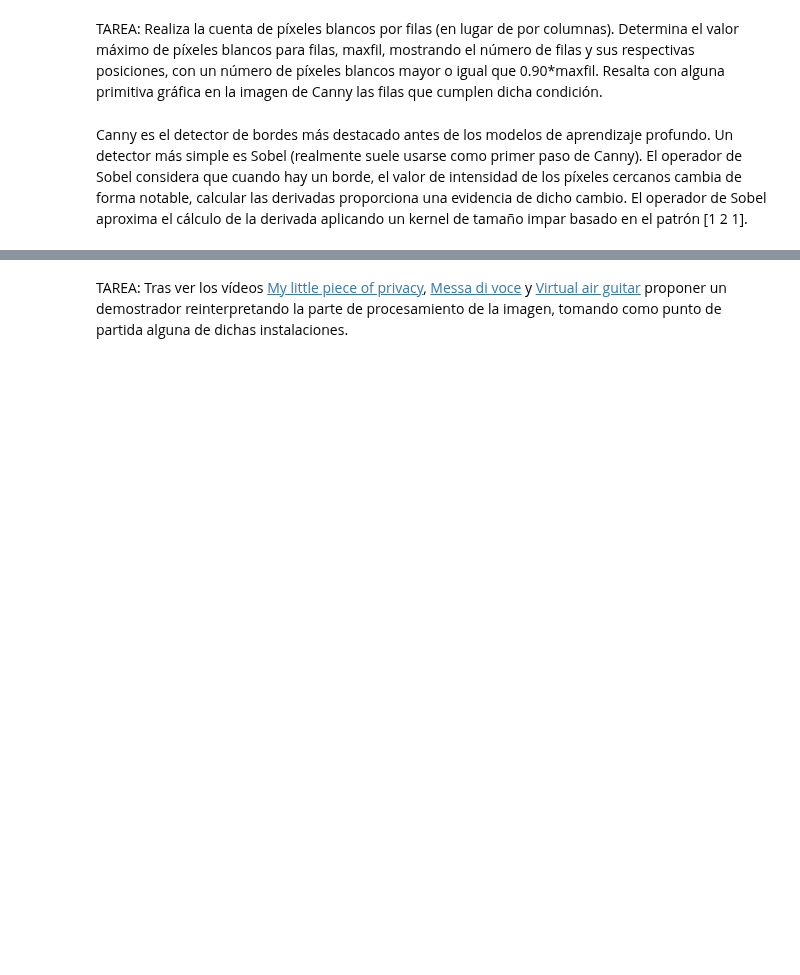
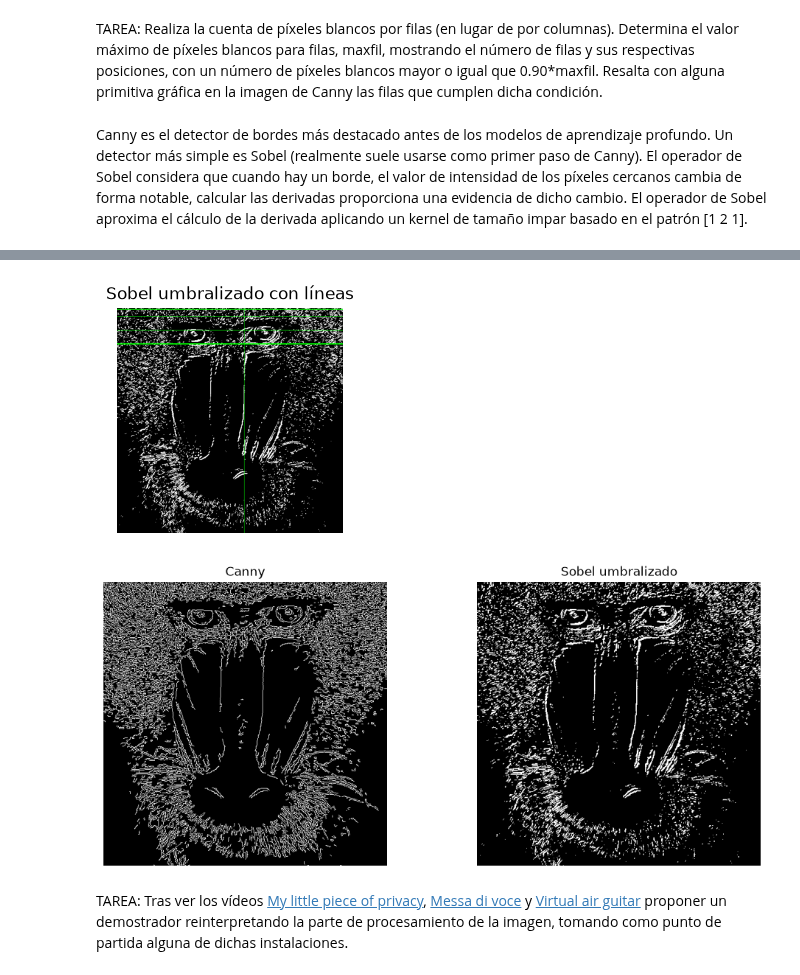
Before and after one commit to bezz75/VC-practica, a Jupyter notebook: P2/VC_P2.ipynb, the cells around one changed output, grey strips where cells are left out. Cells and saved outputs as stored; diff of their text form; code cells hidden in the pictures; blank space fills up the shorter version.

```diff
--- a/P2/VC_P2.ipynb
+++ b/P2/VC_P2.ipynb
@@ -62,0 +97,75 @@ Filas: [  6  12  15  20  21  88 100]
+# %%
+#Define valor umbral
+valorUmbralSobel8 = 130 #Prueba otros valores
+#Obtiene imagen umbralizada para dicho valor definido
+_, sobel8Umbralizada = cv2.threshold(sobel8, valorUmbralSobel8, 255, cv2.THRESH_BINARY)
+
+#Cuenta el número de píxeles blancos (255) por fila y por columna
+#Suma los valores de los pixeles por fila y por columna
+row_counts = cv2.reduce(sobel8Umbralizada, 1, cv2.REDUCE_SUM, dtype=cv2.CV_32SC1)
+col_counts = cv2.reduce(sobel8Umbralizada, 0, cv2.REDUCE_SUM, dtype=cv2.CV_32SC1)
+
+#Normaliza en base al número de filas, primer valor devuelto por shape, y al valor máximo del píxel (255)
+#El resultado será el número de píxeles blancos por fila
+rows = row_counts[:, 0] / (255 * sobel8Umbralizada.shape[1])
+#De la misma manera con las columnas
+cols = col_counts[0] / (255 * sobel8Umbralizada.shape[0])
+
+#Calcula el máximo de filas y columnas
+max_rows = np.max(rows)
+max_cols = np.max(cols)
+
+#Se determina aquellas filas y columnas que superan el 0.9 del máximo
+threshold_rows = 0.9 * max_rows
+threshold_cols = 0.9 * max_cols
+
+#Posiciones que cumplen la condición de superar el 0.9 del máximo
+rows_above_threshold = np.where(rows > threshold_rows)[0]
+cols_above_threshold = np.where(cols > threshold_cols)[0]
+
+#Remarque de las filas y columnas que superan el 0.9 del máximo en la imagen umbralizada de Sobel
+sobel8_color = cv2.cvtColor(sobel8Umbralizada, cv2.COLOR_GRAY2BGR)
+
+for r in rows_above_threshold:
+    cv2.line(sobel8_color, (0, r), (sobel8_color.shape[1], r), (0, 255, 0), 1)
+
+for c in cols_above_threshold:
+    cv2.line(sobel8_color, (c, 0), (c, sobel8_color.shape[0]), (0, 255, 0), 1)
+
+plt.subplot(1, 2, 2)
+plt.axis("off")
+plt.title("Sobel umbralizado con líneas")
+plt.imshow(sobel8_color)
+
+#Resultados númericos
+print("RESULTADOS DE SOBEL UMBRALIZADO")
+print("--------------------------------")
+print("Umbral aplicado:", valorUmbralSobel8)
+
+print("\nFilas:")
+print("Máximo de píxeles blancos, max_rows:", max_rows)
+print("90% de max_rows:", threshold_rows)
+print("Número de filas seleccionadas:", len(rows_above_threshold))
+print("Posiciones de las filas:", rows_above_threshold)
+
+print("\nColumnas:")
+print("Máximo de píxeles blancos, max_cols:", max_cols)
+print("90% de max_cols:", threshold_cols)
+print("Número de columnas seleccionadas:", len(cols_above_threshold))
+print("Posiciones de las columnas:", cols_above_threshold)
+
+#Comparación de resultados de Canny y Sobel umbralizado
+plt.figure(figsize=(12, 5))
+
+plt.subplot(1, 2, 1)
+plt.imshow(canny, cmap="gray")
+plt.title("Canny")
+plt.axis("off")
+
+plt.subplot(1, 2, 2)
+plt.imshow(sobel8Umbralizada, cmap="gray")
+plt.title("Sobel umbralizado")
+plt.axis("off")
+
+plt.show()
+# %% [output]
@@ -63,3 +187,5 @@ Filas: [  6  12  15  20  21  88 100]
+[figure, added]
+[figure, added]
 # %% [markdown]
 TAREA: Tras ver los vídeos [My little piece of privacy](https://www.niklasroy.com/project/88/my-little-piece-of-privacy), [Messa di voce](https://youtu.be/GfoqiyB1ndE?feature=shared) y [Virtual air guitar](https://youtu.be/FIAmyoEpV5c?feature=shared) proponer un demostrador reinterpretando la parte de procesamiento de la imagen, tomando como punto de partida alguna de dichas instalaciones.
 # %%
```
Also changed, not shown: parts of 4 cells of this notebook.
